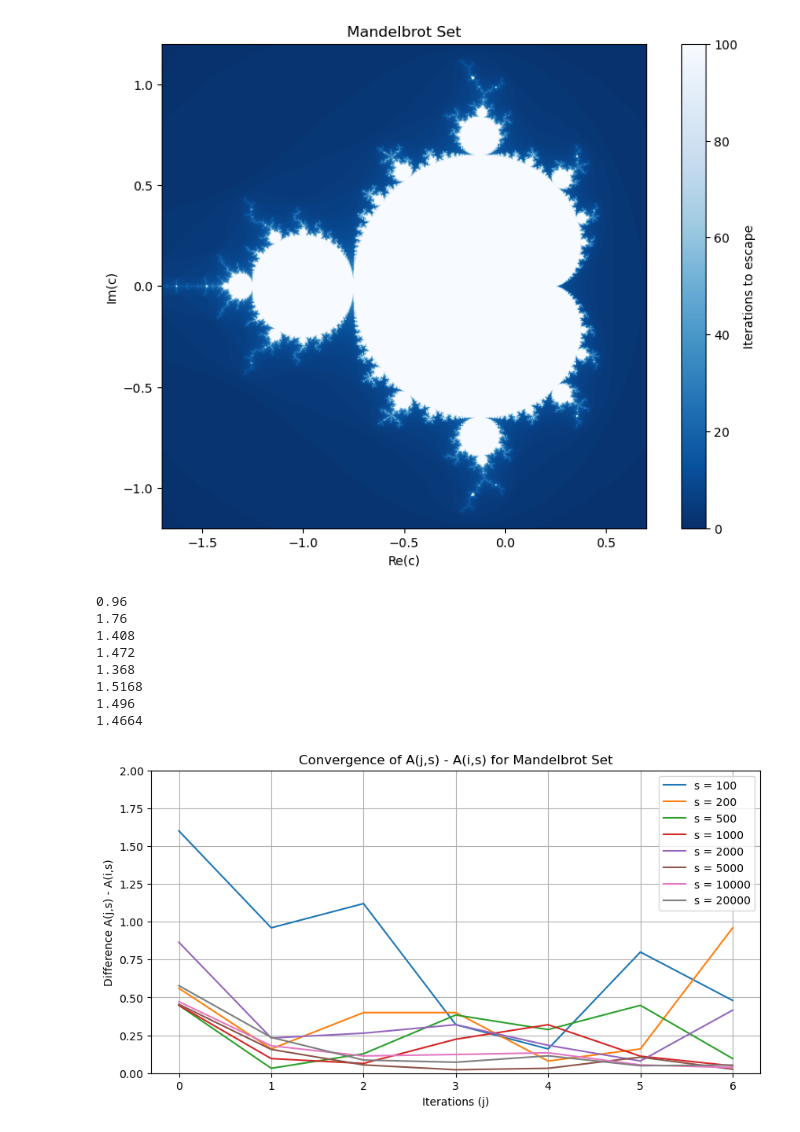
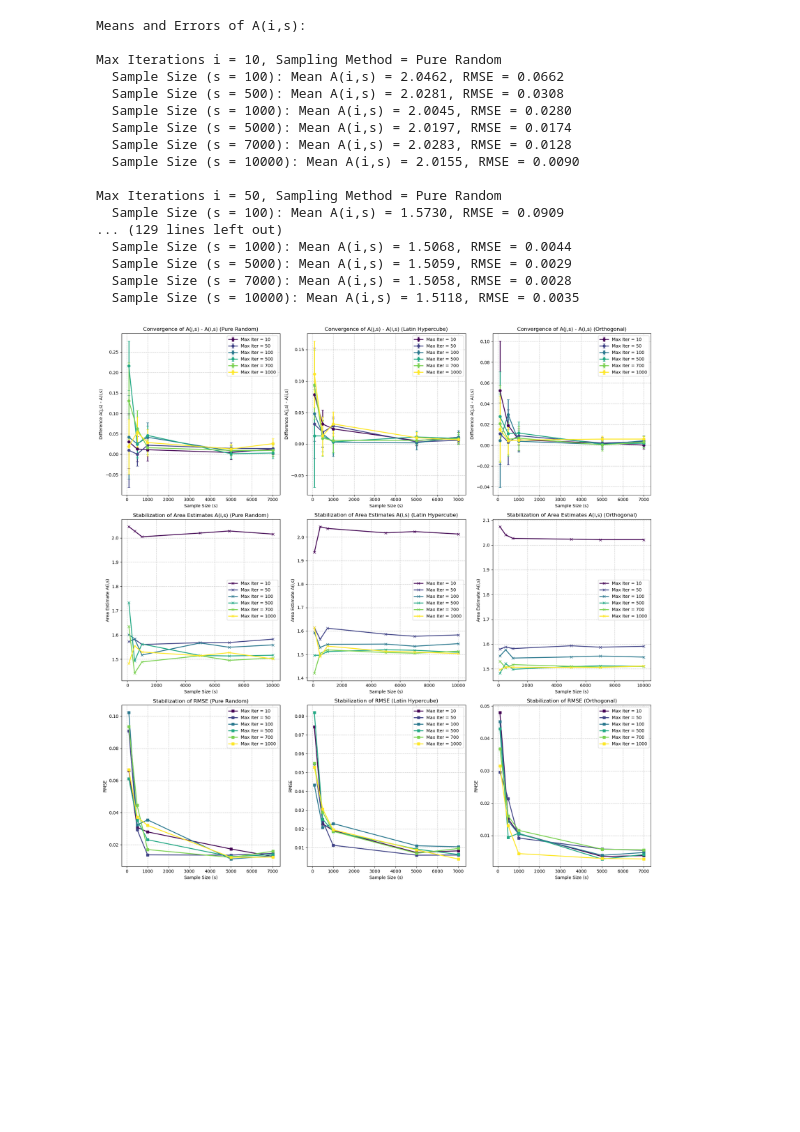
Before and after one commit to magggienn/stoch-sim-mandelbrot, a Jupyter notebook: Zainab's changes/Mandelbrot Analysis.ipynb, the cells around one changed output. Saved outputs shown, nothing was run; the diff lists cells and outputs as text; code cells hidden in the pictures; blank space fills up the shorter version.

```diff
--- a/Zainab's changes/Mandelbrot Analysis.ipynb
+++ b/Zainab's changes/Mandelbrot Analysis.ipynb
@@ -31,11 +7,0 @@ def point_counter(x,y,max_iters):
-# %%
-def PR_area_estimate(x_range, y_range, max_iters, num_samples):
-    '''
-    Estimates area of Mandelbrot set using Monte Carlo method
-    '''
-    x_samples = np.random.uniform(x_range[0], x_range[1], num_samples)
-    y_samples = np.random.uniform(y_range[0], y_range[1], num_samples)
-    mandelbrot_count = point_counter(x_samples, y_samples, max_iters)
-    total_area = (x_range[1] - x_range[0]) * (y_range[1] - y_range[0])
-    estimated_area = total_area * mandelbrot_count / num_samples
-    return estimated_area
@@ -115,8 +77,0 @@ def plot_fractal(Z,x1,x2,y1,y2):
-# %%
-max_iters=100
-n=1000
-x=np.linspace(-1.7,0.7,n)
-y=np.linspace(-1.2,1.2,n)
-plot_fractal(create_grid(x,y,max_iters),min(x),max(x),min(y),max(y))
-# %% [output]
-[figure, removed]
@@ -182,0 +156,19 @@ def plot_areas_convergence(x_range, y_range, n_list, max_iters_range, sample_typ
+# %%
+def run_multiple_simulations(x_range, y_range, max_iters, n, sample_type, num_simulations, sub_sections):
+    """
+    Runs multiple simulations for the given max iterations, n samples, and type of sampling method.
+    Returns the average area estimate from the simulations.
+    """
+    areas = []
+
+    for _ in range(num_simulations):
+        if sample_type == "Pure Random":
+            est_area = PR_area_estimate(x_range, y_range, max_iters, n)
+        elif sample_type == "Latin Hypercube":
+            est_area = LHS_area_estimate(x_range, y_range, max_iters, n)
+        else:
+            est_area = ortho_area_estimate(x_range, y_range, max_iters, n, sub_sections)
+
+        areas.append(est_area)
+
+    return np.mean(areas), np.std(areas)
@@ -183,19 +244,28 @@ def plot_areas_convergence(x_range, y_range, n_list, max_iters_range, sample_typ
 # %%
-# Setting initial conditions
-x_range = (-2,2)
-y_range = (-2,2)
-max_iters_range = [10, 25, 50, 100, 200, 400, 800, 1000]
-n_list = [100, 200, 500, 1000, 2000, 5000, 10000, 20000]
-num_simulations = 1
+x_range = (-1.7,0.7)
+y_range = (-1.7,1.2)
+max_iters_range = [10, 50, 100, 500, 700, 1000]
+n_list = [100, 500, 1000, 5000, 7000, 10000]
+num_simulations = 10
+sub_sections = 5
 
-plot_areas_convergence(x_range, y_range, n_list, max_iters_range, sample_type="Pure Random", num_simulations=1)
+plot_areas_convergence(x_range, y_range, n_list, max_iters_range, num_simulations, sub_sections)
 # %% [output]
-0.96
-1.76
-1.408
-1.472
-1.368
-1.5168
-1.496
-1.4664
+Means and Errors of A(i,s):
+
+Max Iterations i = 10, Sampling Method = Pure Random
+  Sample Size (s = 100): Mean A(i,s) = 2.0462, RMSE = 0.0662
+  Sample Size (s = 500): Mean A(i,s) = 2.0281, RMSE = 0.0308
+  Sample Size (s = 1000): Mean A(i,s) = 2.0045, RMSE = 0.0280
+  Sample Size (s = 5000): Mean A(i,s) = 2.0197, RMSE = 0.0174
+  Sample Size (s = 7000): Mean A(i,s) = 2.0283, RMSE = 0.0128
+  Sample Size (s = 10000): Mean A(i,s) = 2.0155, RMSE = 0.0090
+
+Max Iterations i = 50, Sampling Method = Pure Random
+  Sample Size (s = 100): Mean A(i,s) = 1.5730, RMSE = 0.0909
+... (129 lines left out)
+  Sample Size (s = 1000): Mean A(i,s) = 1.5068, RMSE = 0.0044
+  Sample Size (s = 5000): Mean A(i,s) = 1.5059, RMSE = 0.0029
+  Sample Size (s = 7000): Mean A(i,s) = 1.5058, RMSE = 0.0028
+  Sample Size (s = 10000): Mean A(i,s) = 1.5118, RMSE = 0.0035
-[figure, old version]
+[figure, new version]
```
Also changed, not shown: parts of 12 cells of this notebook.
